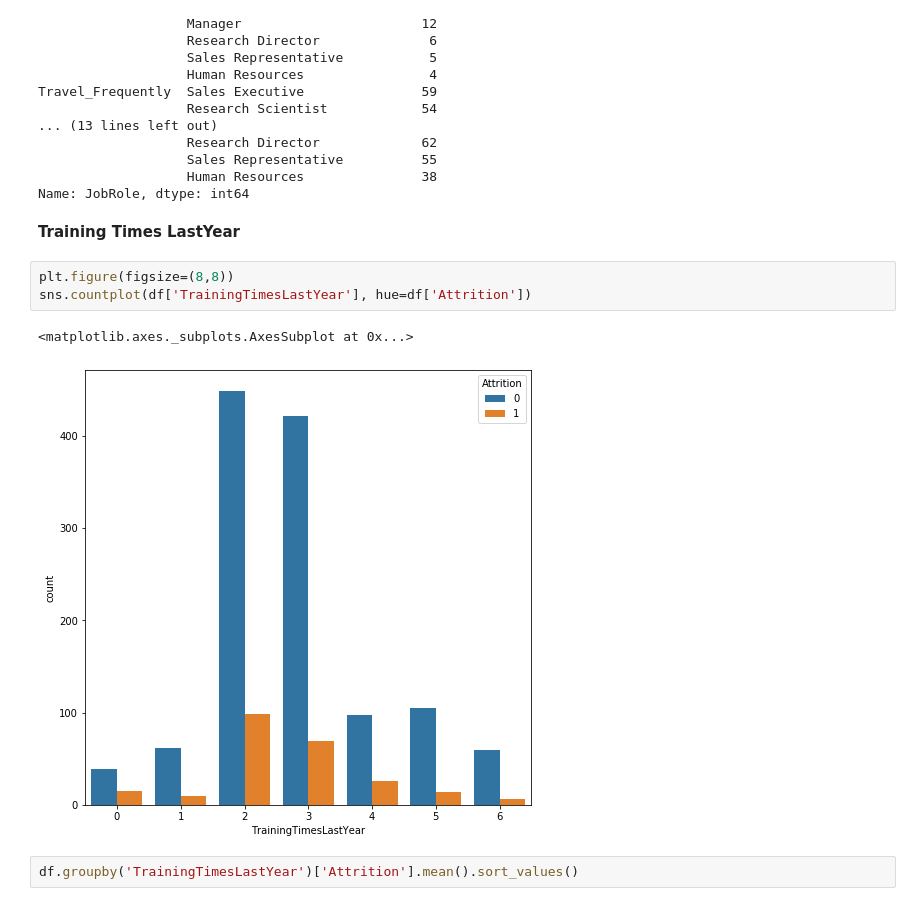
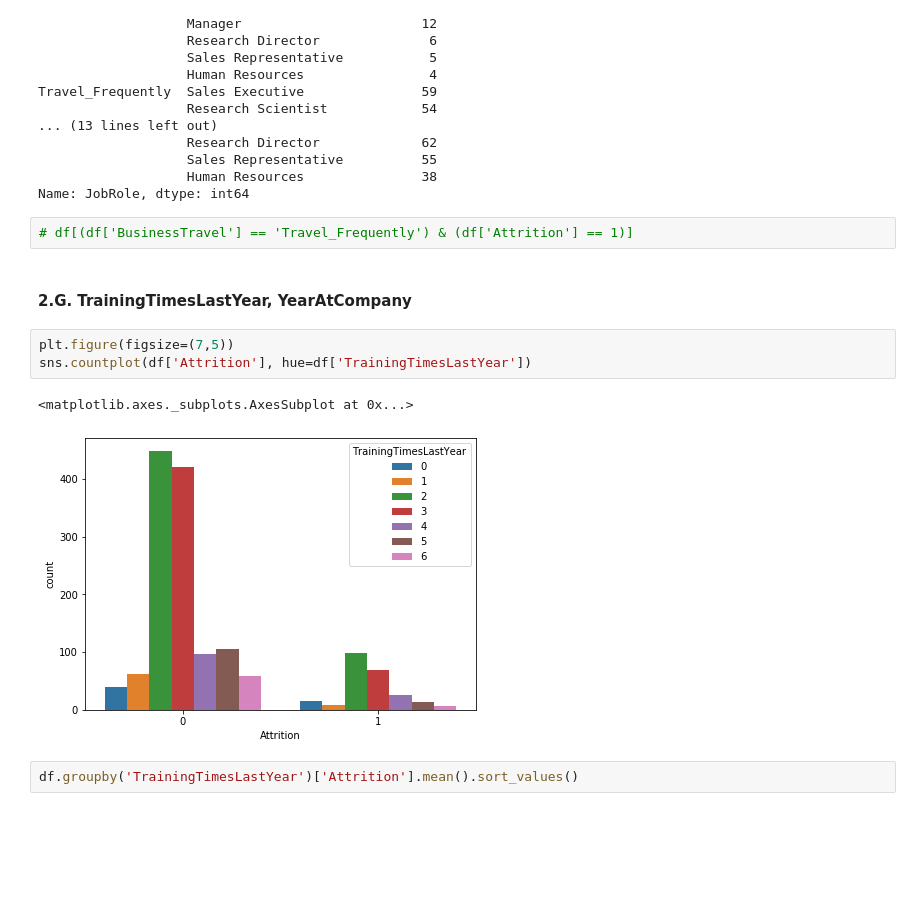
Before and after one commit to harashtaht/EmployeeAttritionIBM, a Jupyter notebook: Final_EmployeeAttrition.ipynb, the cells around one changed output. Cells and saved outputs as stored; diff of their text form; blank space fills up the shorter version.

```diff
--- a/Final_EmployeeAttrition.ipynb
+++ b/Final_EmployeeAttrition.ipynb
@@ -767,14 +780,16 @@ Travel_Frequently  Sales Executive               59
                    Sales Representative          55
                    Human Resources               38
 Name: JobRole, dtype: int64
-# %% [markdown]
-__Training Times LastYear__
+# %%
+# df[(df['BusinessTravel'] == 'Travel_Frequently') & (df['Attrition'] == 1)]
+# %% [markdown]
+#### 2.G. TrainingTimesLastYear, YearAtCompany
 # %%
-plt.figure(figsize=(8,8))
-sns.countplot(df['TrainingTimesLastYear'], hue=df['Attrition'])
+plt.figure(figsize=(7,5))
+sns.countplot(df['Attrition'], hue=df['TrainingTimesLastYear'])
 # %% [output]
 <matplotlib.axes._subplots.AxesSubplot at 0x...>
-[figure, old version]
+[figure, new version]
 # %%
 df.groupby('TrainingTimesLastYear')['Attrition'].mean().sort_values()
 # %% [output]
```
Also changed, not shown: parts of 46 cells of this notebook.
